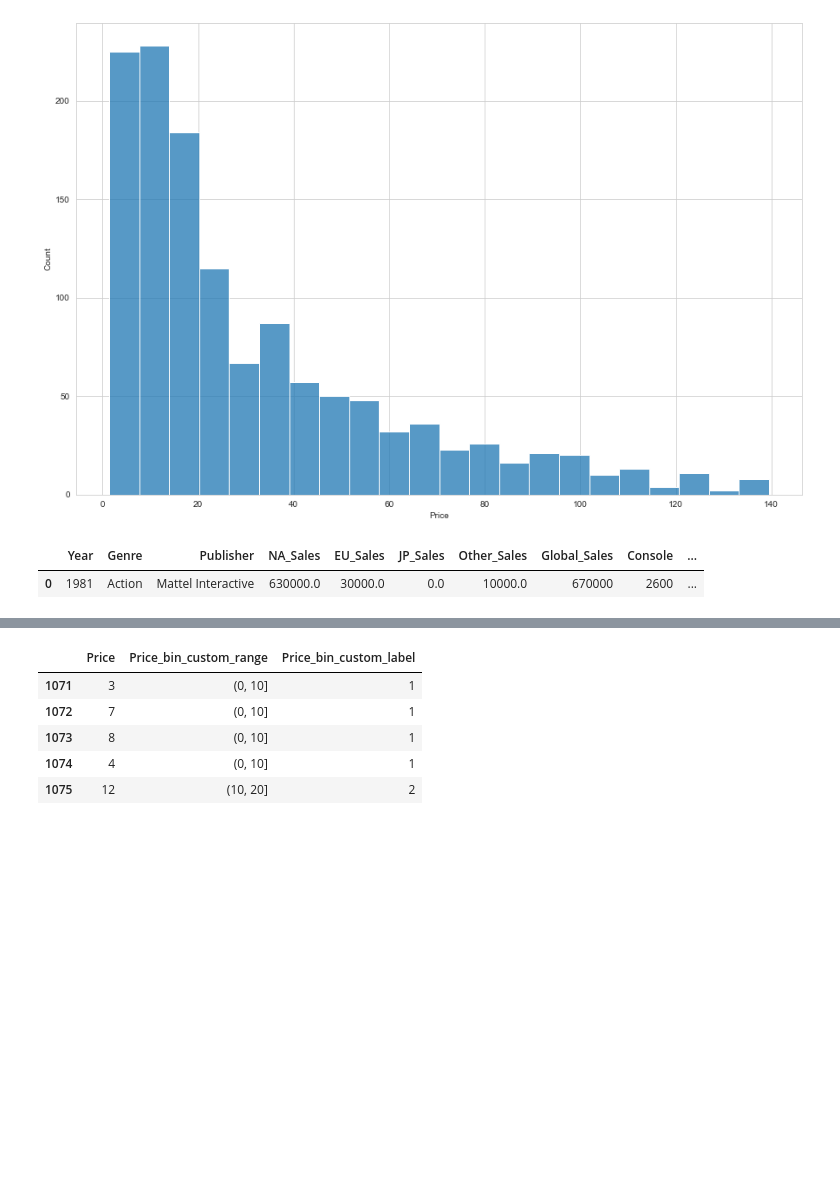
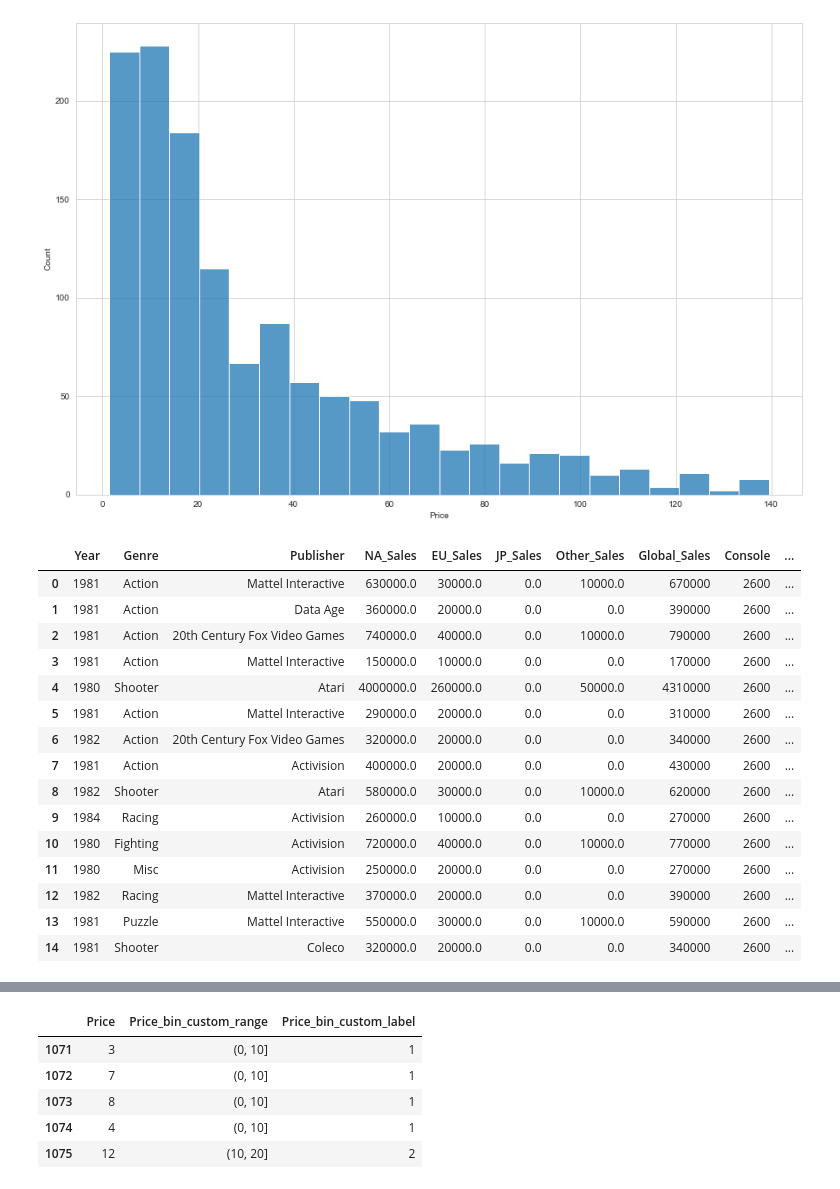
Before and after one commit to Nicole1701/video-game-prediction, a Jupyter notebook: notebooks/random_forest.ipynb, the cells around one changed output, grey strips where cells are left out. Cells and saved outputs as stored; diff of their text form; code cells hidden in the pictures; blank space fills up the shorter version.

```diff
--- a/notebooks/random_forest.ipynb
+++ b/notebooks/random_forest.ipynb
@@ -165,10 +165,24 @@ sns.histplot(data['Price'])
 <matplotlib.axes._subplots.AxesSubplot at 0x...>
 [figure]
 # %%
-data.head(1)
+data.head(15)
 # %% [output]
 |  | Year | Genre | Publisher | NA_Sales | EU_Sales | JP_Sales | Other_Sales | Global_Sales | Console | ... |
 | 0 | 1981 | Action | Mattel Interactive | 630000.0 | 30000.0 | 0.0 | 10000.0 | 670000 | 2600 | ... |
+| 1 | 1981 | Action | Data Age | 360000.0 | 20000.0 | 0.0 | 0.0 | 390000 | 2600 | ... |
+| 2 | 1981 | Action | 20th Century Fox Video Games | 740000.0 | 40000.0 | 0.0 | 10000.0 | 790000 | 2600 | ... |
+| 3 | 1981 | Action | Mattel Interactive | 150000.0 | 10000.0 | 0.0 | 0.0 | 170000 | 2600 | ... |
+| 4 | 1980 | Shooter | Atari | 4000000.0 | 260000.0 | 0.0 | 50000.0 | 4310000 | 2600 | ... |
+| 5 | 1981 | Action | Mattel Interactive | 290000.0 | 20000.0 | 0.0 | 0.0 | 310000 | 2600 | ... |
+| 6 | 1982 | Action | 20th Century Fox Video Games | 320000.0 | 20000.0 | 0.0 | 0.0 | 340000 | 2600 | ... |
+| 7 | 1981 | Action | Activision | 400000.0 | 20000.0 | 0.0 | 0.0 | 430000 | 2600 | ... |
+| 8 | 1982 | Shooter | Atari | 580000.0 | 30000.0 | 0.0 | 10000.0 | 620000 | 2600 | ... |
+| 9 | 1984 | Racing | Activision | 260000.0 | 10000.0 | 0.0 | 0.0 | 270000 | 2600 | ... |
+| 10 | 1980 | Fighting | Activision | 720000.0 | 40000.0 | 0.0 | 10000.0 | 770000 | 2600 | ... |
+| 11 | 1980 | Misc | Activision | 250000.0 | 20000.0 | 0.0 | 0.0 | 270000 | 2600 | ... |
+| 12 | 1982 | Racing | Mattel Interactive | 370000.0 | 20000.0 | 0.0 | 0.0 | 390000 | 2600 | ... |
+| 13 | 1981 | Puzzle | Mattel Interactive | 550000.0 | 30000.0 | 0.0 | 10000.0 | 590000 | 2600 | ... |
+| 14 | 1981 | Shooter | Coleco | 320000.0 | 20000.0 | 0.0 | 0.0 | 340000 | 2600 | ... |
 # %%
 # Importing encoded data created by Michelle for modeling
 encoded_data = pd.read_csv("../data/encoded_data.csv")
```
Also changed, not shown: parts of 2 cells of this notebook, 2 other files.
